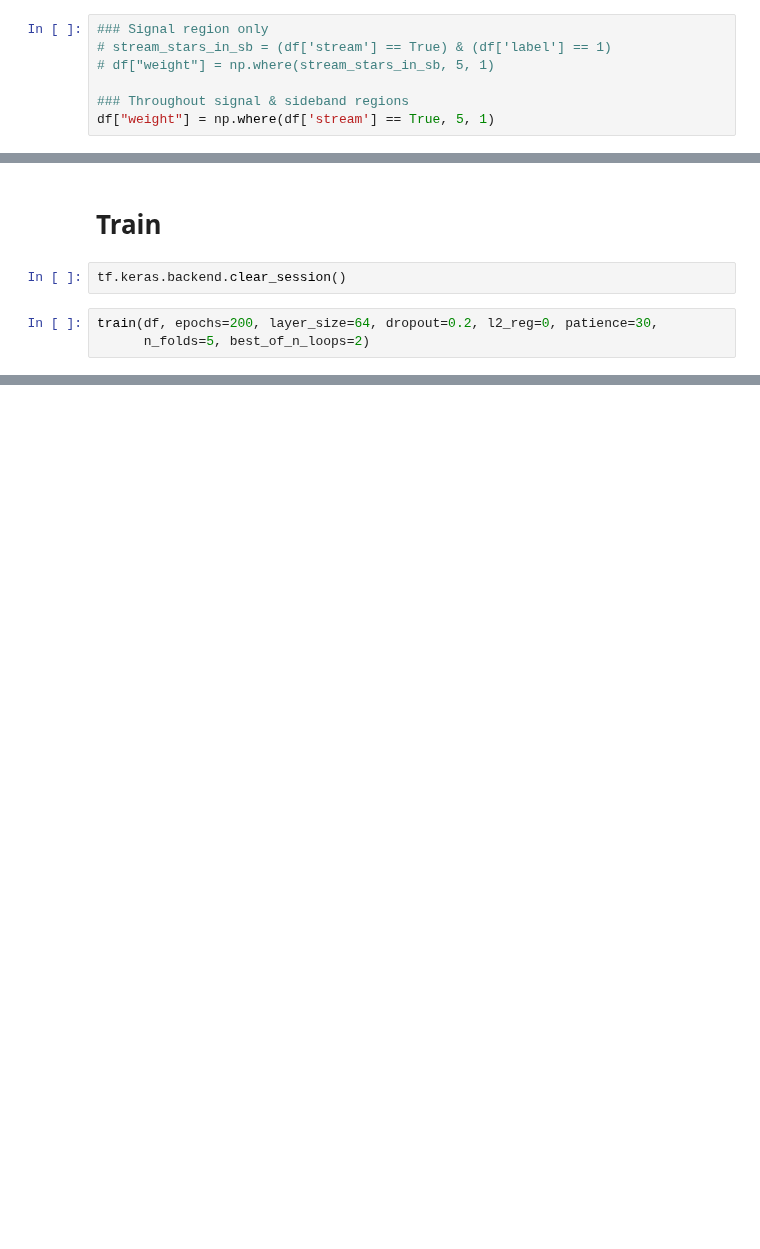
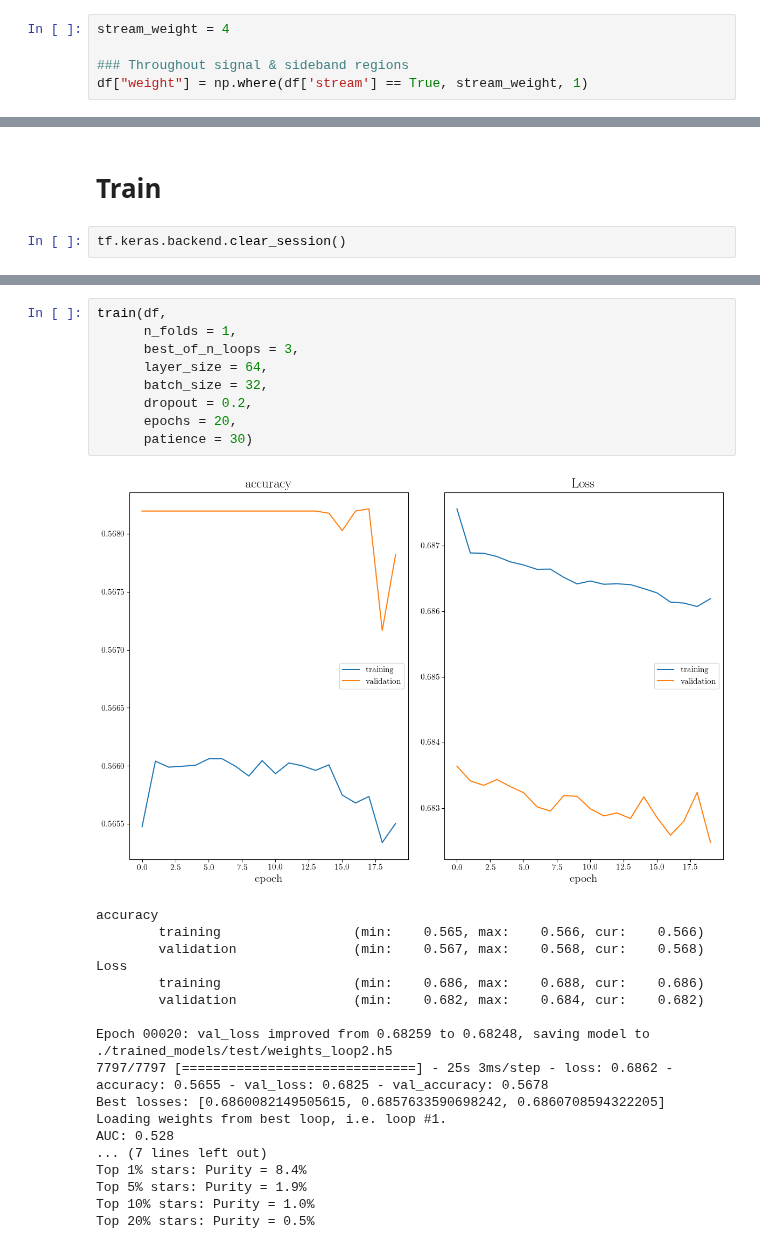
Before and after one commit to hep-lbdl/GaiaCWoLa, a Jupyter notebook: train.ipynb, the cells around one changed output, grey strips where cells are left out. Cells and saved outputs as stored; diff of their text form; blank space fills up the shorter version.

```diff
--- a/train.ipynb
+++ b/train.ipynb
@@ -78,12 +89,10 @@ A quick experiment... remove all real stream stars from the sideband region:
 # %% [markdown]
 Add sample weights to stream stars:
 # %%
-### Signal region only
-# stream_stars_in_sb = (df['stream'] == True) & (df['label'] == 1)
-# df["weight"] = np.where(stream_stars_in_sb, 5, 1)
+stream_weight = 4
 
 ### Throughout signal & sideband regions
-df["weight"] = np.where(df['stream'] == True, 5, 1)
+df["weight"] = np.where(df['stream'] == True, stream_weight, 1)
 # %% [output]
 A value is trying to be set on a copy of a slice from a DataFrame.
 Try using .loc[row_indexer,col_indexer] = value instead
@@ -94,6 +109,3 @@ See the caveats in the documentation: https://pandas.pydata.org/pandas-docs/stab
 # Train
 # %%
 tf.keras.backend.clear_session()
-# %%
-train(df, epochs=200, layer_size=64, dropout=0.2, l2_reg=0, patience=30,
-      n_folds=5, best_of_n_loops=2)
@@ -139,0 +112,28 @@ Top 20% stars: Purity = 0.0%
+# %%
+train(df,
+      n_folds = 1,
+      best_of_n_loops = 3,
+      layer_size = 64,
+      batch_size = 32,
+      dropout = 0.2,
+      epochs = 20,
+      patience = 30)
+# %% [output]
+[figure, added]
+accuracy
+        training                 (min:    0.565, max:    0.566, cur:    0.566)
+        validation               (min:    0.567, max:    0.568, cur:    0.568)
+Loss
+        training                 (min:    0.686, max:    0.688, cur:    0.686)
+        validation               (min:    0.682, max:    0.684, cur:    0.682)
+
+Epoch 00020: val_loss improved from 0.68259 to 0.68248, saving model to ./trained_models/test/weights_loop2.h5
+7797/7797 [==============================] - 25s 3ms/step - loss: 0.6862 - accuracy: 0.5655 - val_loss: 0.6825 - val_accuracy: 0.5678
+Best losses: [0.6860082149505615, 0.6857633590698242, 0.6860708594322205]
+Loading weights from best loop, i.e. loop #1.
+AUC: 0.528
+... (7 lines left out)
+Top 1% stars: Purity = 8.4%
+Top 5% stars: Purity = 1.9%
+Top 10% stars: Purity = 1.0%
+Top 20% stars: Purity = 0.5%
```
Also changed, not shown: parts of 14 cells of this notebook, 3 other files.
